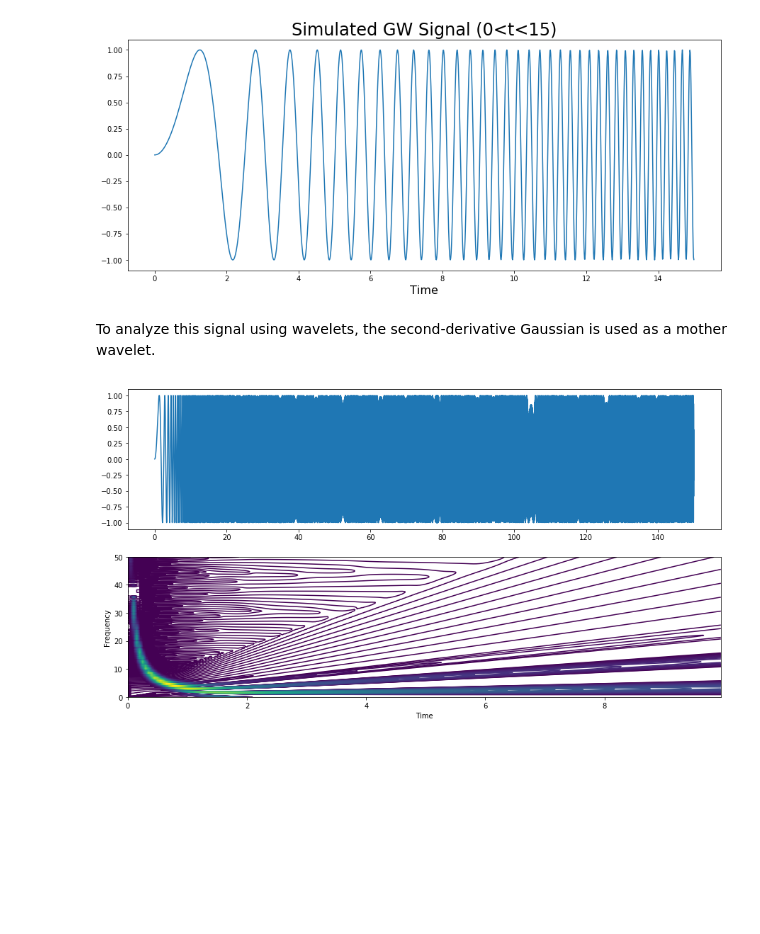
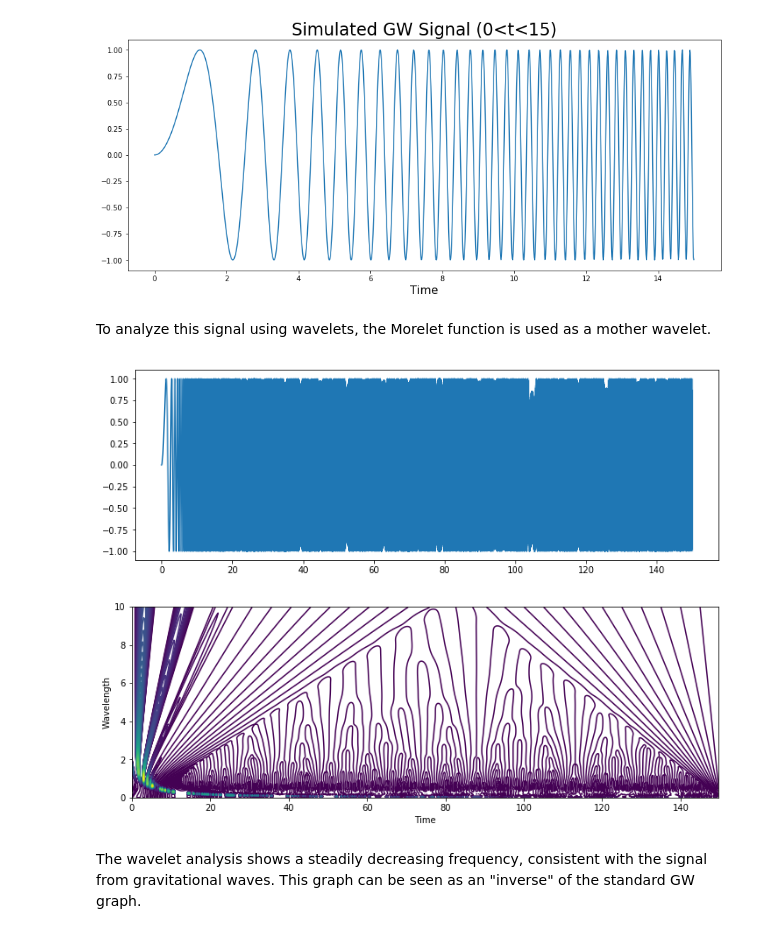
Before and after one commit to rabagoi/phys404, a Jupyter notebook: HW_9.ipynb, the cells around one changed output. Cells and saved outputs as stored; diff of their text form; code cells hidden in the pictures; blank space fills up the shorter version.

Commit message:
Updated HW 9 with new graphs.

```diff
--- a/HW_9.ipynb
+++ b/HW_9.ipynb
@@ -19,16 +19,16 @@ plt.show()
 # %% [output]
 [figure]
 # %% [markdown]
-To analyze this signal using wavelets, the second-derivative Gaussian is used as a mother wavelet.
+To analyze this signal using wavelets, the Morelet function is used as a mother wavelet.
 # %%
 import numpy as np
 
-ns=200                                  #Number of X values
+ns=500                                  #Number of X values
 ntau=600                                #Number of Y values
 dstep=10./ns
 sar=np.arange(0.001,10.001,dstep)        #range of X values
-dtaustep=50./ntau
-tauar=np.arange(0.,50.,dtaustep)        #range of Y values
+dtaustep=150./ntau
+tauar=np.arange(0.,150.,dtaustep)        #range of Y values
 ystau=np.zeros((ns, ntau),complex)
 
 nt=15000
@@ -58,18 +58,20 @@ wavelet()
 # %%
 import matplotlib.pyplot as plt
 import numpy as np
 
-fig = plt.figure(figsize=(15, 8))                                    # Create figure
-plt.subplot(211)
+fig = plt.figure(figsize=(12, 4))                                    # Create figure
 plt.plot(tar,yarr)
 
-plt.subplot(212)
+fig = plt.figure(figsize=(12, 4))
 levels=np.arange(abs(np.transpose(ystau)).min(),abs(np.transpose(ystau)).max(),(abs(np.transpose(ystau)).max() - abs(np.transpose(ystau)).min())/100.)
-CS=plt.contour(sar,tauar, np.transpose(ystau).imag, levels=levels)
-# CS=plt.contour(tauar, sar, ystau.imag, levels=levels)
+#CS=plt.contour(sar,tauar, np.transpose(ystau).imag, levels=levels)
+CS=plt.contour(tauar, sar, ystau.imag, levels=levels)
 plt.xlabel('Time')
-plt.ylabel('Frequency')
+plt.ylabel('Wavelength')
 plt.show()
 plt.show()
 # %% [output]
-[figure, old version]
+[figure, new version]
+[figure, added]
+# %% [markdown]
+The wavelet analysis shows a steadily decreasing frequency, consistent with the signal from gravitational waves. This graph can be seen as an "inverse" of the standard GW graph.
```
